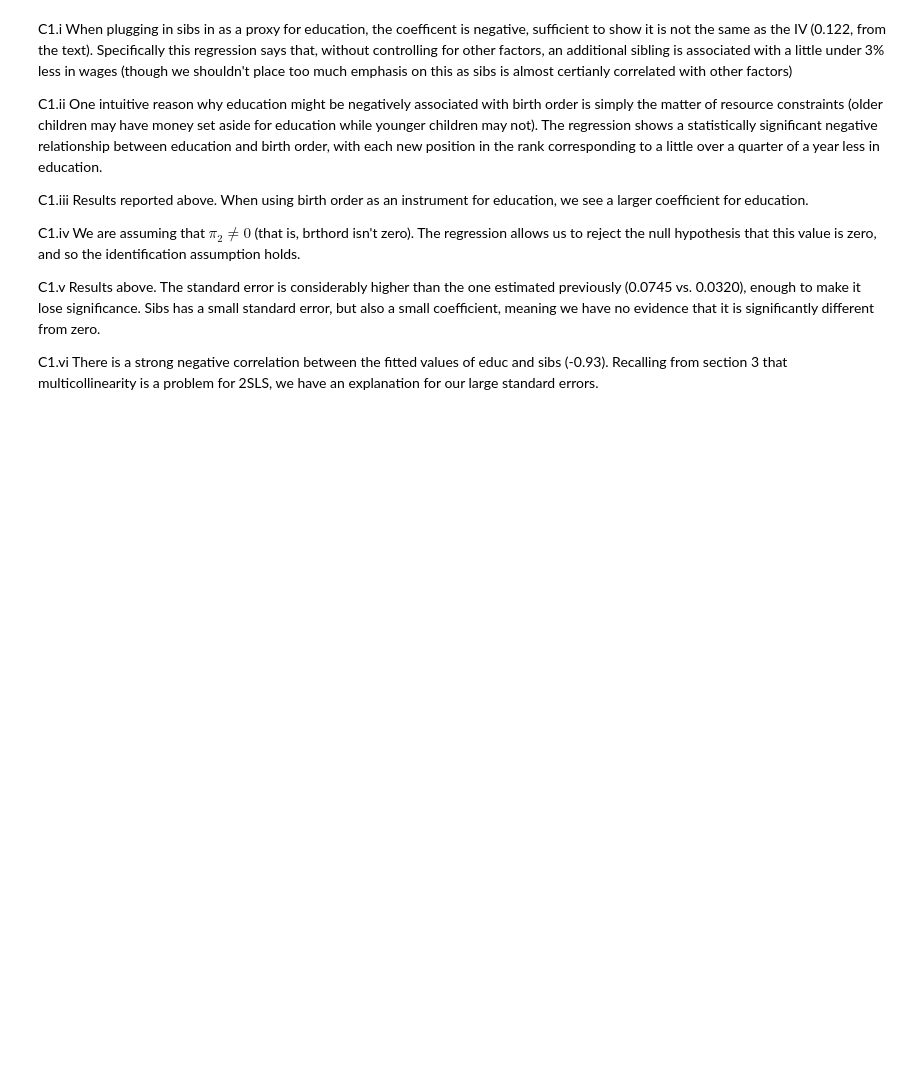
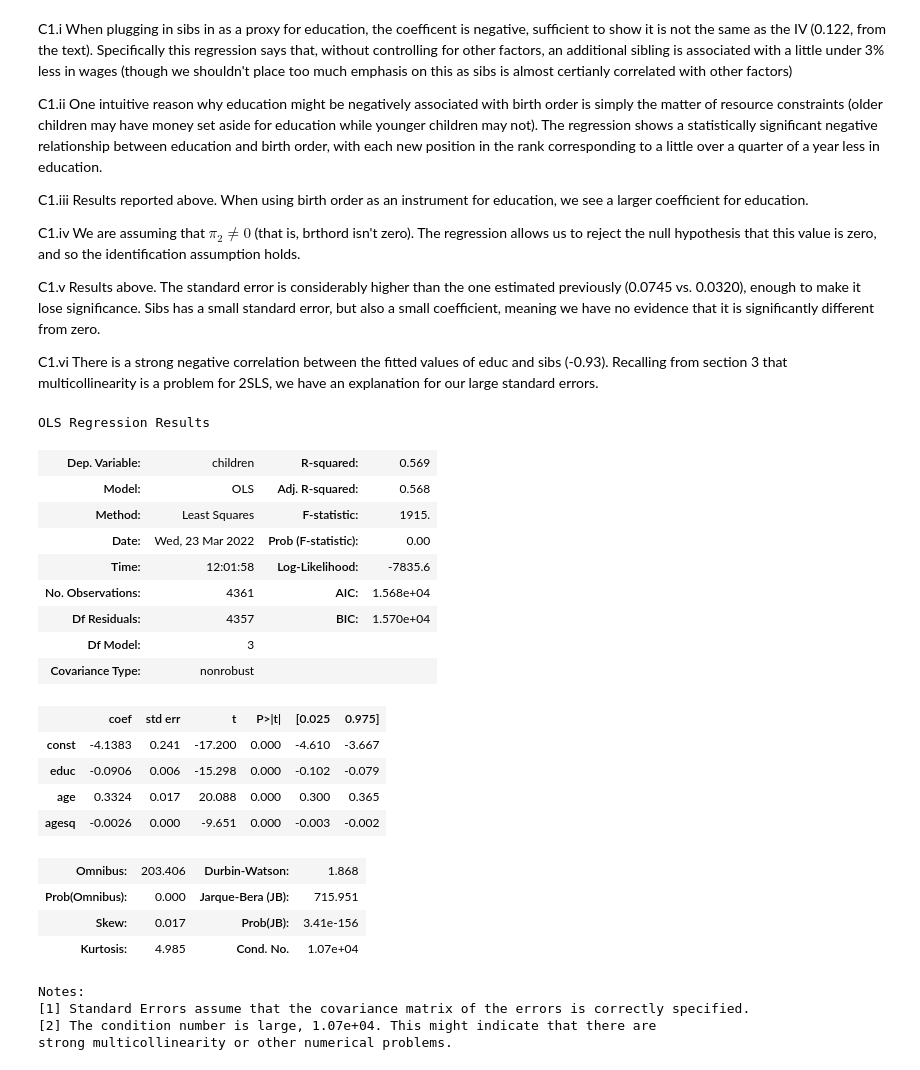
Before and after one commit to systemchalk/wooldridge_workbook, a Jupyter notebook: ch15.ipynb, the cells around one changed output. Cells and saved outputs as stored; diff of their text form; code cells hidden in the pictures; blank space fills up the shorter version.

```diff
--- a/ch15.ipynb
+++ b/ch15.ipynb
@@ -143,3 +143,33 @@ C1.iv We are assuming that $\pi_2 \neq 0$ (that is, brthord isn't zero). The reg
 C1.v Results above. The standard error is considerably higher than the one estimated previously (0.0745 vs. 0.0320), enough to make it lose significance. Sibs has a small standard error, but also a small coefficient, meaning we have no evidence that it is significantly different from zero.
 
 C1.vi There is a strong negative correlation between the fitted values of educ and sibs (-0.93). Recalling from section 3 that multicollinearity is a problem for 2SLS, we have an explanation for our large standard errors.
+# %%
+# Exercise 2
+fertil2 = pd.read_stata("./stata/FERTIL2.DTA")
+X = sm.add_constant(fertil2[["educ", "age", "agesq"]])
+model = sm.OLS(fertil2.children, X, missing="drop").fit()
+model.summary()
+# %% [output]
+OLS Regression Results
+| Dep. Variable: | children | R-squared: | 0.569 |
+| Model: | OLS | Adj. R-squared: | 0.568 |
+| Method: | Least Squares | F-statistic: | 1915. |
+| Date: | Wed, 23 Mar 2022 | Prob (F-statistic): | 0.00 |
+| Time: | 12:01:58 | Log-Likelihood: | -7835.6 |
+| No. Observations: | 4361 | AIC: | 1.568e+04 |
+| Df Residuals: | 4357 | BIC: | 1.570e+04 |
+| Df Model: | 3 |  |  |
+| Covariance Type: | nonrobust |  |  |
+|  | coef | std err | t | P>|t| | [0.025 | 0.975] |
+| const | -4.1383 | 0.241 | -17.200 | 0.000 | -4.610 | -3.667 |
+| educ | -0.0906 | 0.006 | -15.298 | 0.000 | -0.102 | -0.079 |
+| age | 0.3324 | 0.017 | 20.088 | 0.000 | 0.300 | 0.365 |
+| agesq | -0.0026 | 0.000 | -9.651 | 0.000 | -0.003 | -0.002 |
+| Omnibus: | 203.406 | Durbin-Watson: | 1.868 |
+| Prob(Omnibus): | 0.000 | Jarque-Bera (JB): | 715.951 |
+| Skew: | 0.017 | Prob(JB): | 3.41e-156 |
+| Kurtosis: | 4.985 | Cond. No. | 1.07e+04 |
+Notes:
+[1] Standard Errors assume that the covariance matrix of the errors is correctly specified.
+[2] The condition number is large, 1.07e+04. This might indicate that there are
+strong multicollinearity or other numerical problems.
```
Also changed, not shown: parts of 6 cells of this notebook.
